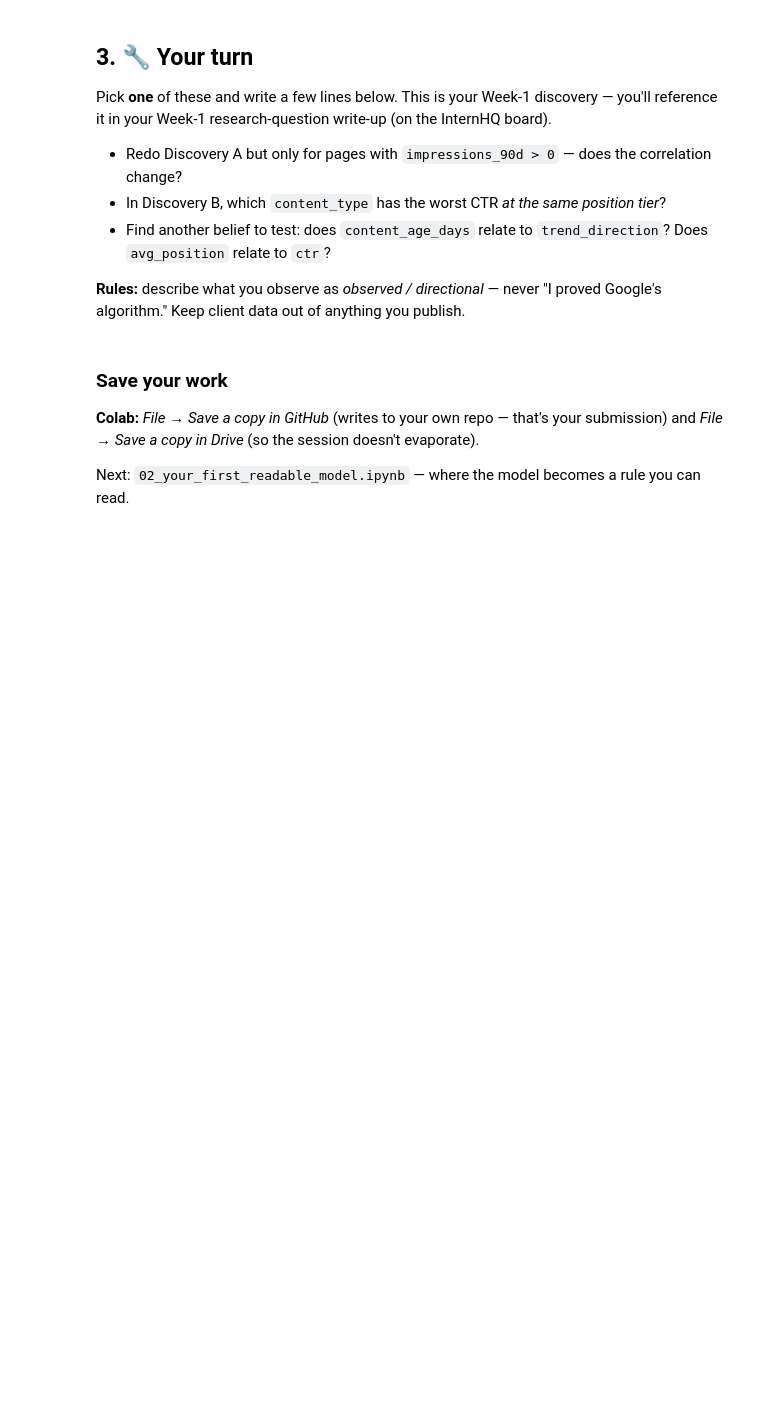
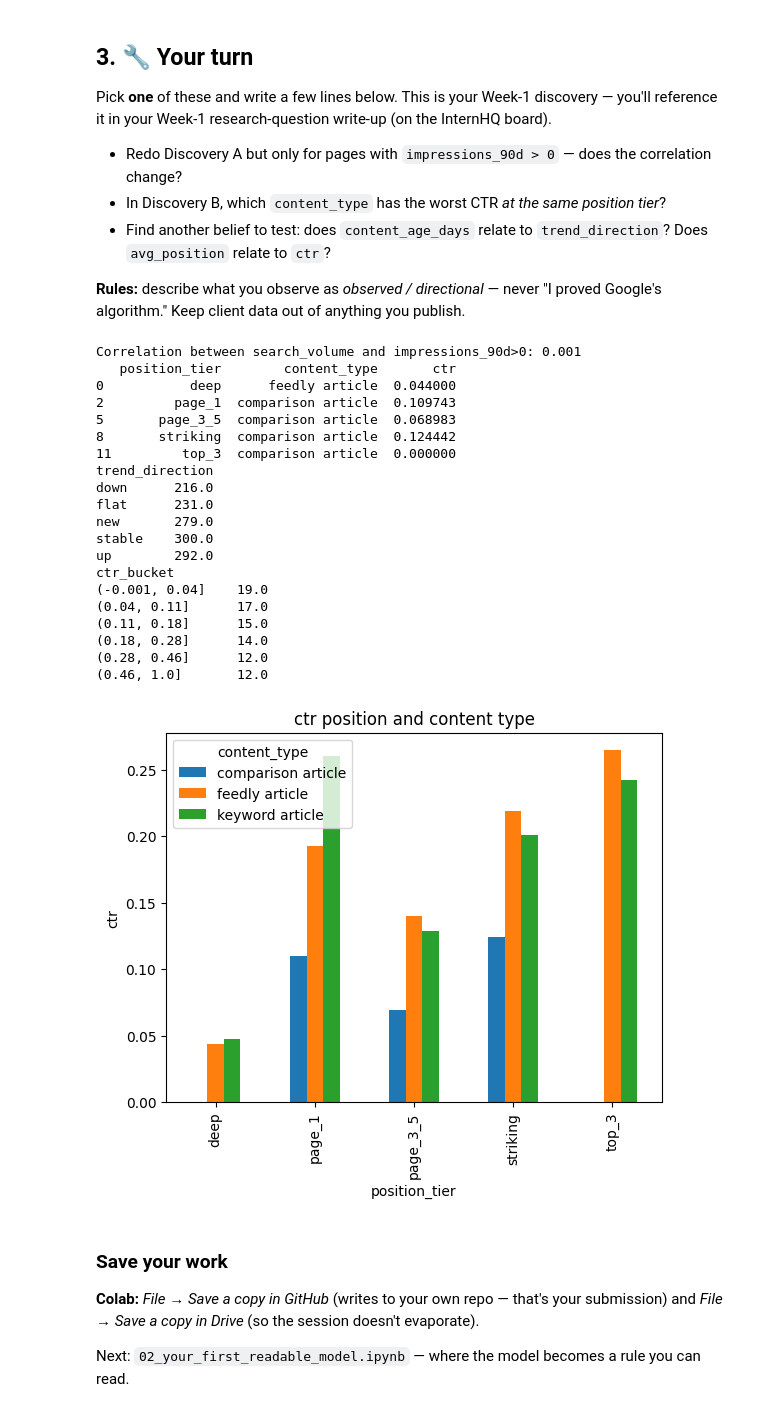
Before and after one commit to koushalkarthik15/mlflyrankkarthik, a Jupyter notebook: notebooks/01_first_look_and_discovery.ipynb, the cells around one changed output. Saved outputs shown, nothing was run; the diff lists cells and outputs as text; code cells hidden in the pictures; blank space fills up the shorter version.

```diff
--- a/notebooks/01_first_look_and_discovery.ipynb
+++ b/notebooks/01_first_look_and_discovery.ipynb
@@ -102,3 +156,56 @@ Pick **one** of these and write a few lines below. This is your Week-1 discovery
+# %%
+# DISCOVERY A: SEARCH VOLUME VS. IMPRESSIONS
+# Observation: Correlation is 0.001.
+# Insight: External search volume is not a reliable predictor of actual
+# impressions for this dataset; site-specific ranking or authority likely matter more.
+df["ctr"] = df["ctr"].apply(lambda x: x/100 if x > 1 else x)
+filt_df = df[df["impressions_90d"] > 0]
+corr = filt_df["search_volume"].corr(filt_df["impressions_90d"])
+print(f"Correlation between search_volume and impressions_90d>0: {corr:.3f}")
+
+# DISCOVERY B: CTR BY CONTENT TYPE
+# Observation: 'comparison article' consistently shows the lowest CTR
+# across tiers, even in top positions.
+# Insight: This suggests a possible mismatch between user intent and this
+# content type, or that these pages serve very specific long-tail queries.
+visible = df[df["impressions_90d"] >= 100]
+ctr_table = visible.groupby(["position_tier", "content_type"])["ctr"].mean().reset_index()
+worst_ctr = ctr_table.loc[ctr_table.groupby("position_tier")["ctr"].idxmin()]
+print(worst_ctr.sort_values("position_tier").to_string())
+pivot = ctr_table.pivot(columns="content_type", index="position_tier", values="ctr").fillna(0)
+pivot.plot(kind="bar", title="ctr position and content type", ylabel="ctr")
+
+# DISCOVERY C: CTR AND AVERAGE POSITION
+# Observation: Higher CTR buckets correspond to lower average position numbers.
+# Insight: This confirms a strong directional link between search rank and
+# visibility/engagement (as rank improves, CTR increases).
+wc = df.groupby("trend_direction")["content_age_days"].median()
+df["ctr_bucket"] = pd.qcut(df["ctr"], 10, duplicates="drop")
+wc1 = df.groupby("ctr_bucket", observed=True)["avg_position"].mean()
+print(wc.round(0).to_string())
+print(wc1.round(0).to_string())
+# %% [output]
+Correlation between search_volume and impressions_90d>0: 0.001
+   position_tier        content_type       ctr
+0           deep      feedly article  0.044000
+2         page_1  comparison article  0.109743
+5       page_3_5  comparison article  0.068983
+8       striking  comparison article  0.124442
+11         top_3  comparison article  0.000000
+trend_direction
+down      216.0
+flat      231.0
+new       279.0
+stable    300.0
+up        292.0
+ctr_bucket
+(-0.001, 0.04]    19.0
+(0.04, 0.11]      17.0
+(0.11, 0.18]      15.0
+(0.18, 0.28]      14.0
+(0.28, 0.46]      12.0
+(0.46, 1.0]       12.0
+[figure, added]
 # %% [markdown]
 ### Save your work
 **Colab:** *File → Save a copy in GitHub* (writes to your own repo — that's your submission) and *File → Save a copy in Drive* (so the session doesn't evaporate).
```
Also changed, not shown: parts of 9 cells of this notebook.
